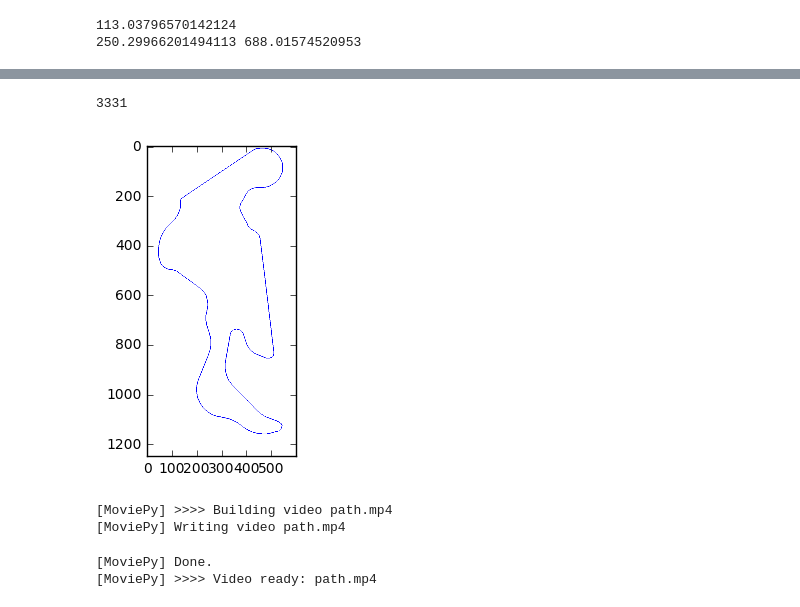
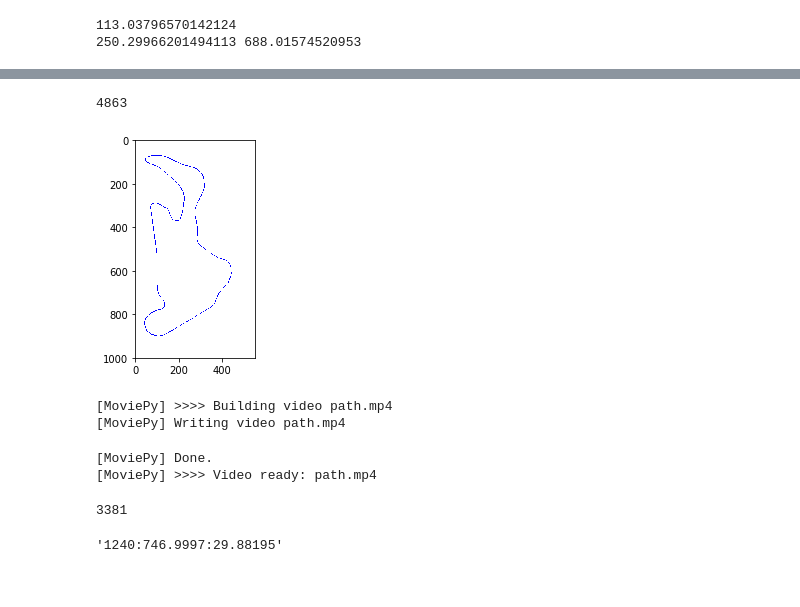
Before and after one commit to teamsoulless/thunderhill, a Jupyter notebook: path_planning/GPSTrack.ipynb, the cells around one changed output, grey strips where cells are left out. Drawn from its saved outputs; the diff is of its cells as text; code cells hidden in the pictures.

```diff
--- a/path_planning/GPSTrack.ipynb
+++ b/path_planning/GPSTrack.ipynb
@@ -296,17 +296,17 @@ plt.show()
 # %%
 import cv2
-img = np.zeros((1250,600, 3), np.uint8)
-img[:,:,0] = 255*np.ones((1250,600))
-img[:,:,1] = 255*np.ones((1250,600))
-img[:,:,2] = 255*np.ones((1250,600))
+img = np.ones((1000,550, 3), np.uint8)
+img[:,:,0] = 255*np.ones((1000,550))
+img[:,:,1] = 255*np.ones((1000,550))
+img[:,:,2] = 255*np.ones((1000,550))
 
 for p in path_plan_new:
-    cv2.circle(img,(p[0]+220, p[1]+10), 1, (0,0,255))
+    cv2.circle(img,(p[0]-150, p[1]-400), 1, (0,0,255))
 plt.imshow(img)
 len(path_plan)
 # %% [output]
-3331
+4863
-[figure, old version]
+[figure, new version]
 # %%
 pointsx = [
             [-122.3387906,39.5374557,0],
@@ -351,3 +351,26 @@ clip.write_videofile("path.mp4",fps=24, codec='mpeg4')
 [MoviePy] Writing video path.mp4
 [MoviePy] Done.
 [MoviePy] >>>> Video ready: path.mp4
+# %%
+import os
+import csv
+
+def load_dataset():
+    """
+    We load all image locations and their corresponding steering angles.
+    For left image we add 0.2 and for right image we subtract 0.2 from the
+    steering angle to compensate. We shuffle the list at the end.
+    """
+    osamples = []
+    with open('driving_log1.csv') as csvfile:
+        reader = csv.reader(csvfile)
+        for line in reader:
+            osamples.append(line)
+
+    print(len(osamples));
+    return osamples
+
+samples = load_dataset()
+# %% [output]
+3381
+'1240:746.9997:29.88195'
```
Also changed, not shown: parts of 9 cells of this notebook.
